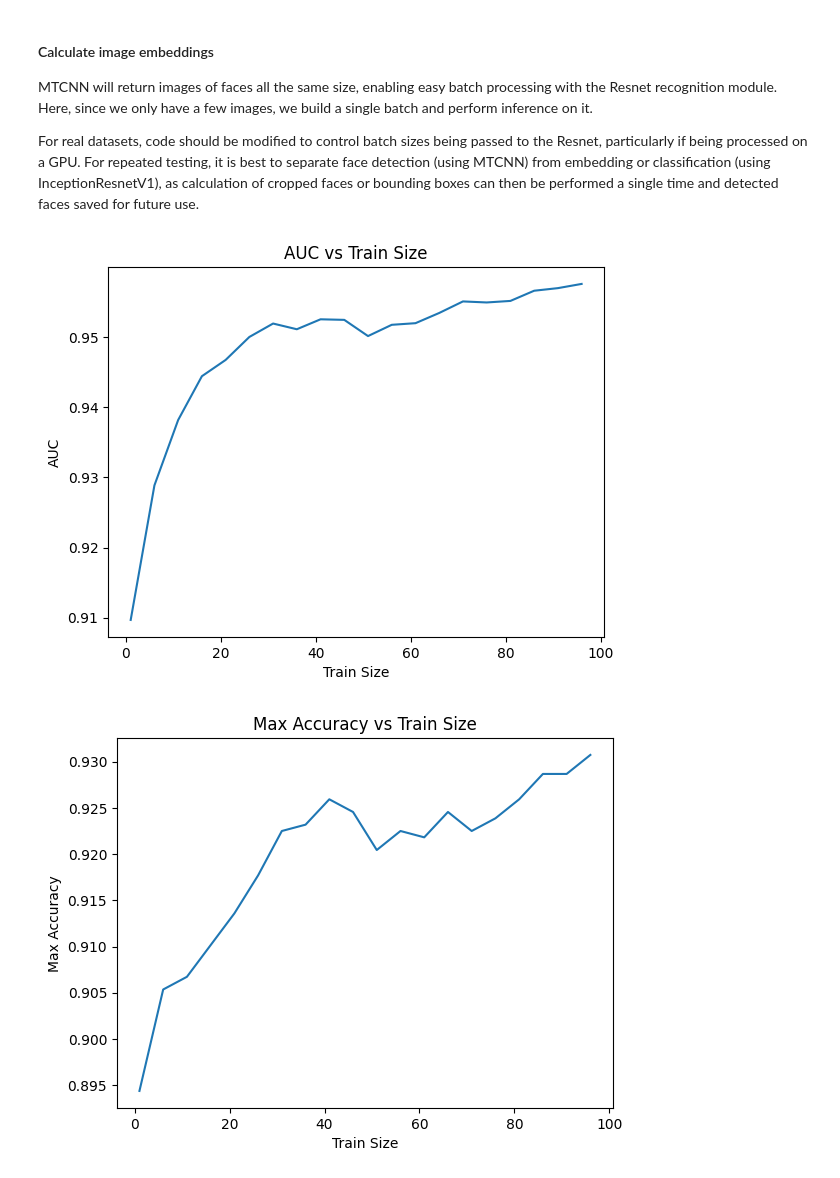
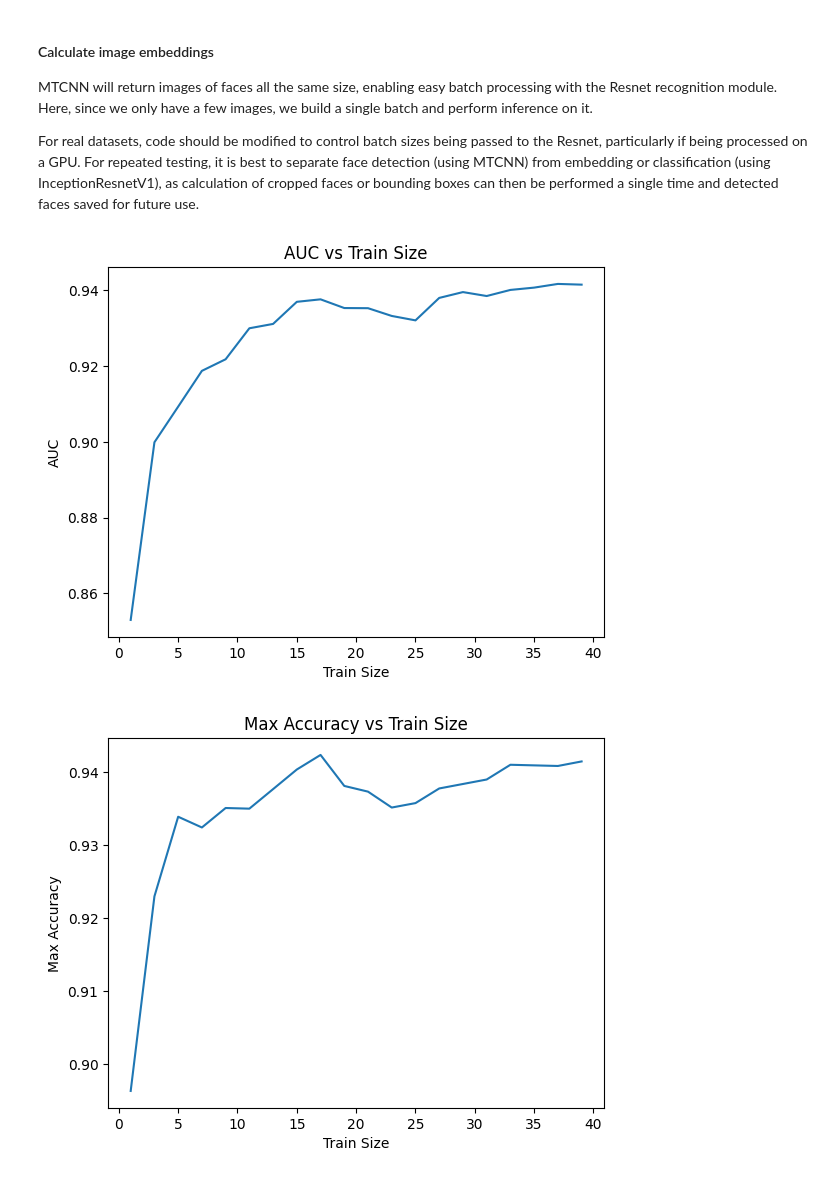
Before and after one commit to AprameyH/FaceAugment, a Jupyter notebook: examples/recognition_hard.ipynb, the cells around one changed output. Cells and saved outputs as stored; diff of their text form; code cells hidden in the pictures.

```diff
--- a/examples/recognition_hard.ipynb
+++ b/examples/recognition_hard.ipynb
@@ -154,10 +154,18 @@ class FacialVerifier:
 
         return fpr_list, tpr_list, accuracies
 
-    def _compute_distances(self, unknown_embeddings):
+    # def _compute_distances(self, unknown_embeddings):
+    #     unknown_embeddings = np.array(unknown_embeddings).astype('float32')
+    #     distances, _ = self.index.search(unknown_embeddings, 1)
+    #     return distances.flatten()
+    # takes weighted average distance between k nearest neighbors
+    def _compute_distances(self, unknown_embeddings, k=5):
+        k = min(k, len(self.known_embeddings))
         unknown_embeddings = np.array(unknown_embeddings).astype('float32')
-        distances, _ = self.index.search(unknown_embeddings, 1)
-        return distances.flatten()
+        distances, indices = self.index.search(unknown_embeddings, k)
+        weights = 1.0 / (distances + 1e-6)  # Add a small constant to avoid division by zero
+        weighted_distances = np.sum(distances * weights, axis=1) / np.sum(weights, axis=1)
+        return weighted_distances
 
     def _compute_accuracy(self, distances, true_labels, threshold):
         predicted_labels = np.array(distances) <= threshold
@@ -171,46 +179,49 @@ class FacialVerifier:
 
 from matplotlib import pyplot as plt
 def get_auc_for_train_size(embeddings, names, celeb_name, train_size):
-    celeb_name = celeb_name
     celeb_embedding = embeddings[names == celeb_name]
     known_embeddings = celeb_embedding[:train_size]
-    # remove celeb embeddings from embeddings to create test_embeddings
-    test_embeddngs = embeddings
-    removed_idxes = np.where(names == celeb_name)[:train_size]
-    test_embeddngs = np.delete(test_embeddngs, removed_idxes, axis=0)
+    known_indices = np.where(np.isin(names, celeb_name))[0][:train_size]
+    # Create a boolean mask for the remaining indices
+    mask = np.ones(len(embeddings), dtype=bool)
+    mask[known_indices] = False
+    # Use the mask to filter test_embeddings and test_names
+    test_embeddings = embeddings[mask]
+    test_names = names[mask]
+
     verifier = FacialVerifier(known_embeddings=known_embeddings)
     thresholds = np.arange(0, 2, 0.05)
-    fpr_list, tpr_list, accuracies = verifier.verify(embeddings, true_labels=names, name=celeb_name, thresholds=thresholds)
+    fpr_list, tpr_list, accuracies = verifier.verify(test_embeddings, true_labels=test_names, name=celeb_name, thresholds=thresholds)
     max_accuracy = max(accuracies)
     auc = verifier.compute_auc(fpr_list, tpr_list)
     return auc, max_accuracy
 
 def plot_auc_train_size(embeddings, names, celeb_name):
     aucs = []
     max_accuracies = []
-    train_sizes = list(range(1, 100, 5))
+    train_sizes = list(range(1, 40, 2))
     for train_size in train_sizes:
         auc, max_accuracy = get_auc_for_train_size(embeddings, names, celeb_name, train_size)
         aucs.append(auc)
         max_accuracies.append(max_accuracy)
     plt.plot(train_sizes, aucs)
     plt.xlabel('Train Size')
     plt.ylabel('AUC')
     plt.title('AUC vs Train Size')
     plt.show()
     # plot max accuracies
     plt.plot(train_sizes, max_accuracies)
     plt.xlabel('Train Size')
     plt.ylabel('Max Accuracy')
     plt.title('Max Accuracy vs Train Size')
     plt.show()
     return aucs, train_sizes
 
 # test_names = np.array(['n009117', 'n003357'])
 # mask = np.isin(names, test_names)
 # test_embeddings = embeddings[mask]
 # test_names = names[mask]
-aucs, train_sizes = plot_auc_train_size(embeddings, names, 'n009117')
+aucs, train_sizes = plot_auc_train_size(embeddings, names, 'n003357') # n000854 n003357 n009117
 # %% [output]
-[figure, old version]
+[figure, new version]
-[figure, old version]
+[figure, new version]
```
Also changed, not shown: parts of 2 cells of this notebook.
